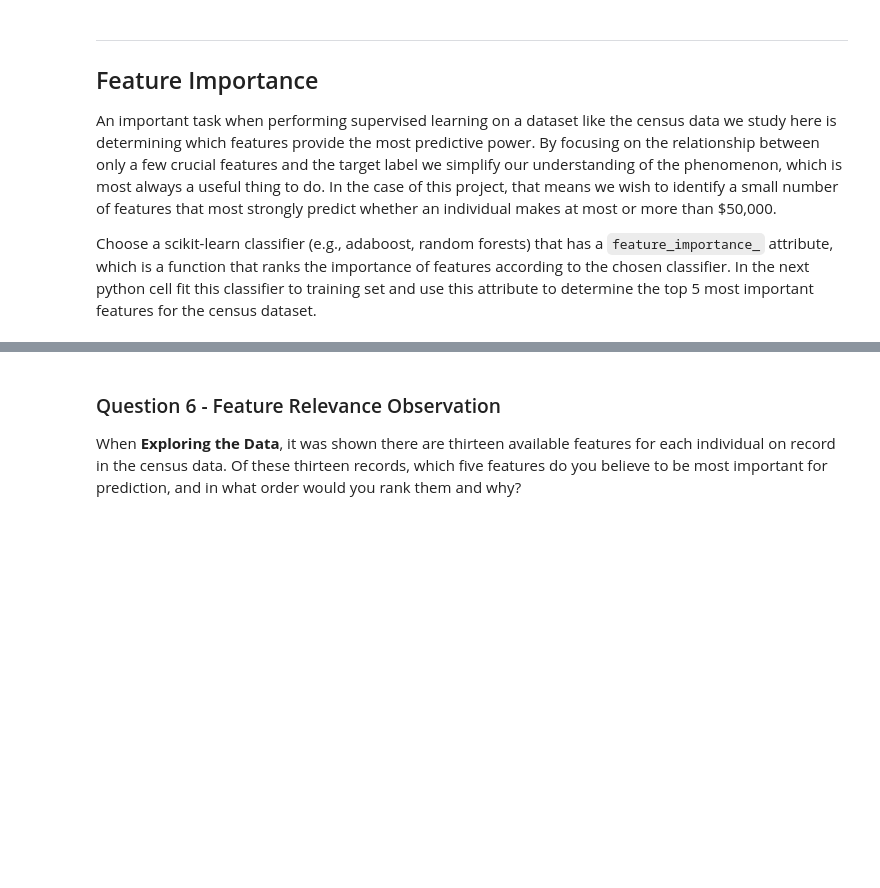
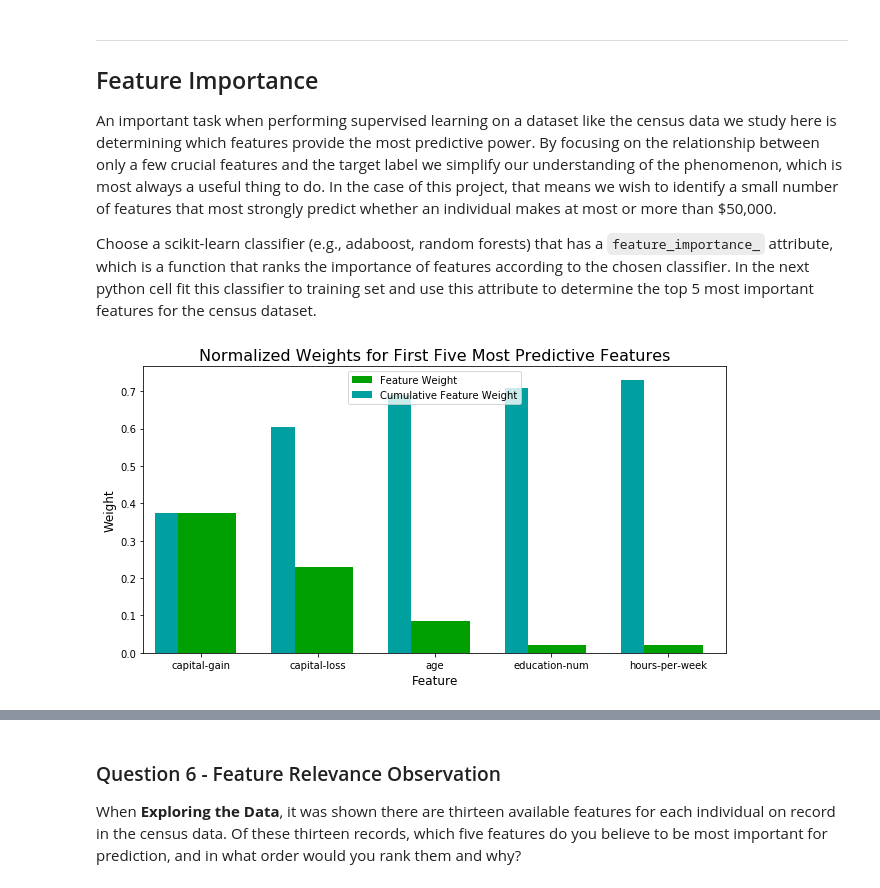
Before and after one commit to akatumba/mlnano, a Jupyter notebook: projects/finding_donors/finding_donors.ipynb, the cells around one changed output, grey strips where cells are left out. Cells and saved outputs as stored; diff of their text form; code cells hidden in the pictures; blank space fills up the shorter version.

```diff
--- a/projects/finding_donors/finding_donors.ipynb
+++ b/projects/finding_donors/finding_donors.ipynb
@@ -706,6 +709,9 @@ Choose a scikit-learn classifier (e.g., adaboost, random forests) that has a `fe
 # %%
 #picked these params from the best params from the GridSearchCV
 clf = AdaBoostClassifier(base_estimator=DecisionTreeClassifier(max_depth=1), n_estimators=200, random_state=50)
 predictions = clf.fit(X_train, y_train)
 
 feature_importance_list =  clf.feature_importances_
+vs.feature_plot(feature_importance_list, X_train, y_train)
+# %% [output]
+[figure, added]
```
Also changed, not shown: parts of 12 cells of this notebook, 1 other file.
